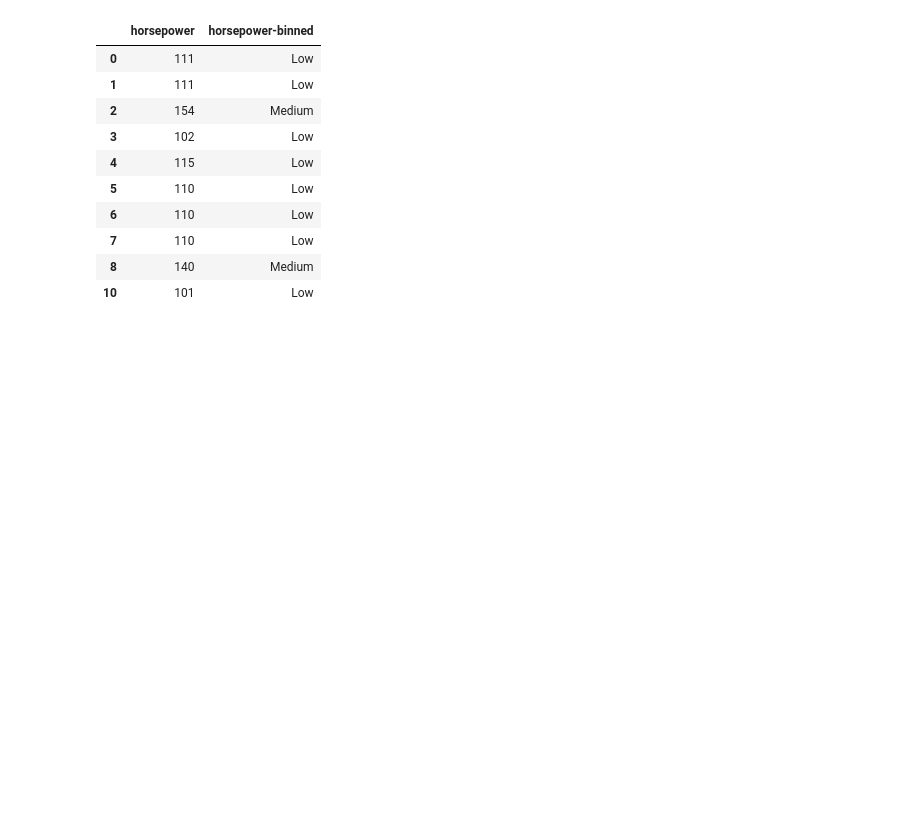
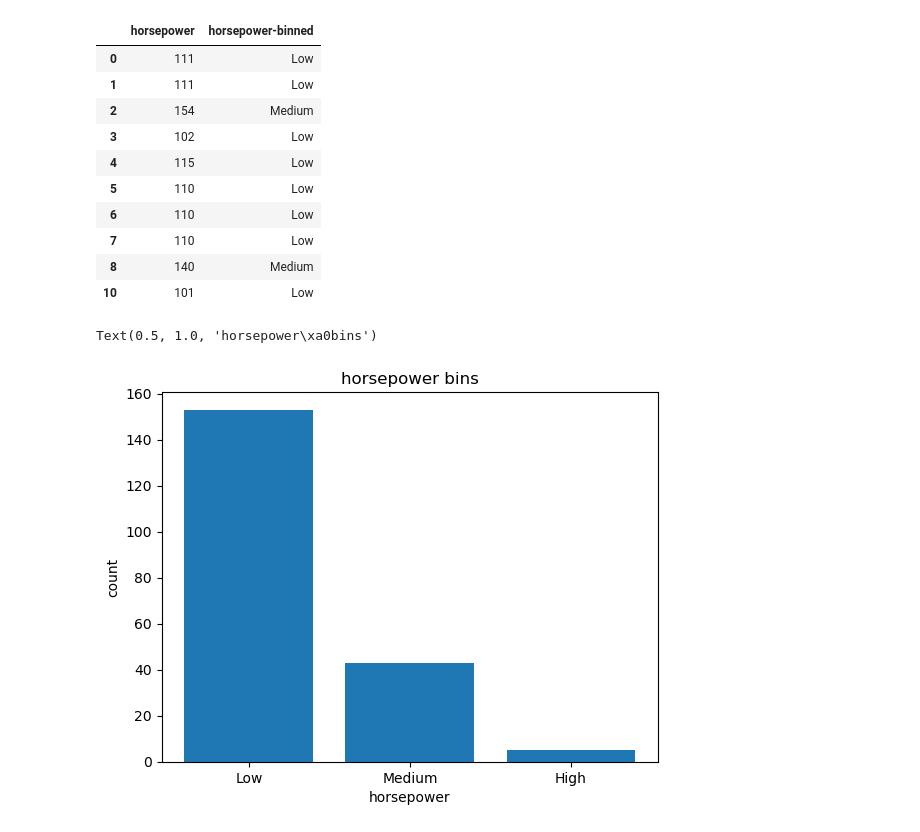
Before and after one commit to Quayson97/Used-Car-Prices, a Jupyter notebook: data_wrangling/data_cleaning.ipynb, the cells around one changed output. Saved outputs shown, nothing was run; the diff lists cells and outputs as text; code cells hidden in the pictures; blank space fills up the shorter version.

```diff
--- a/data_wrangling/data_cleaning.ipynb
+++ b/data_wrangling/data_cleaning.ipynb
@@ -265,3 +268,17 @@ df[["horsepower", "horsepower-binned"]].head(10)
 | 7 | 110 | Low |
 | 8 | 140 | Medium |
 | 10 | 101 | Low |
+# %%
+# Plot the distribution of bins
+%matplotlib inline
+import matplotlib as plt
+from matplotlib import pyplot
+pyplot.bar(cat_names, df["horsepower-binned"].value_counts())
+
+# set x/y labels and plot title
+plt.pyplot.xlabel("horsepower")
+plt.pyplot.ylabel("count")
+plt.pyplot.title("horsepower bins")
+# %% [output]
+Text(0.5, 1.0, 'horsepower\xa0bins')
+[figure, added]
```
Also changed, not shown: parts of 7 cells of this notebook, 5 other files.
